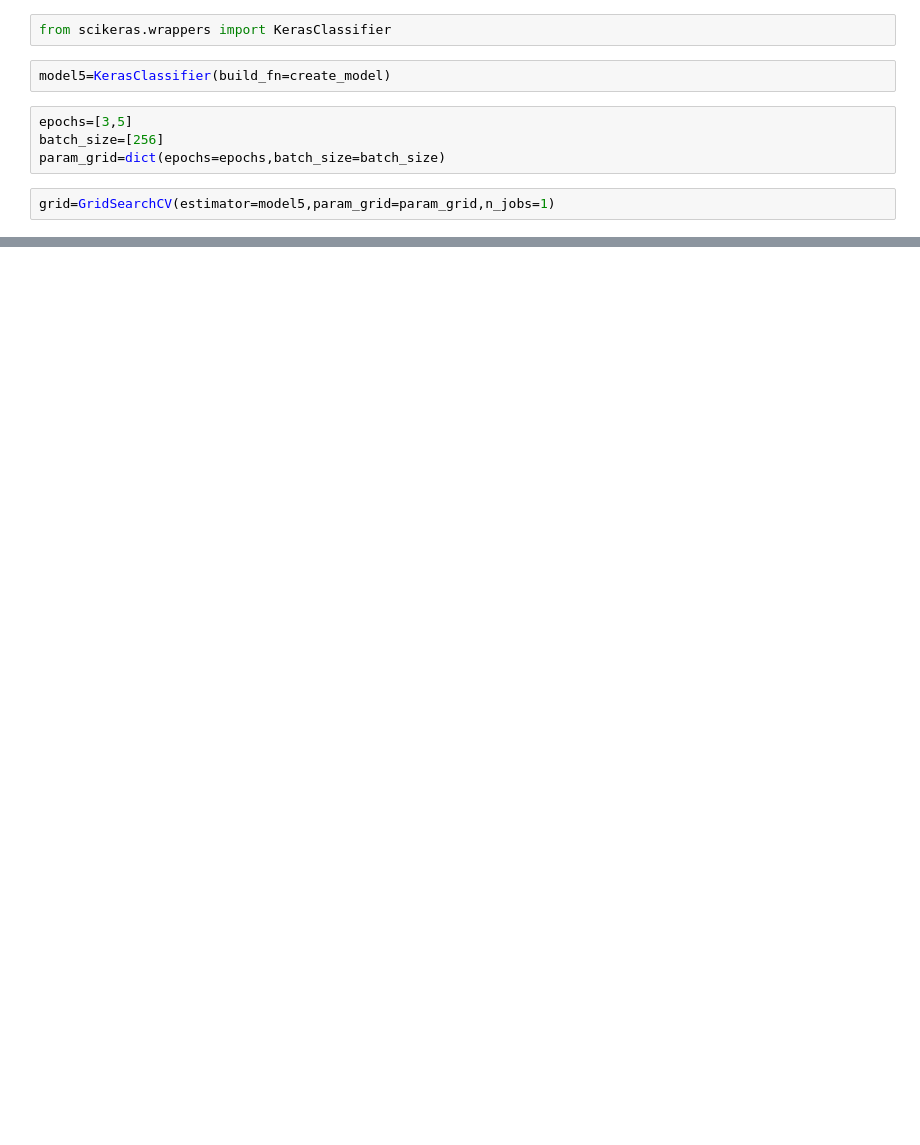
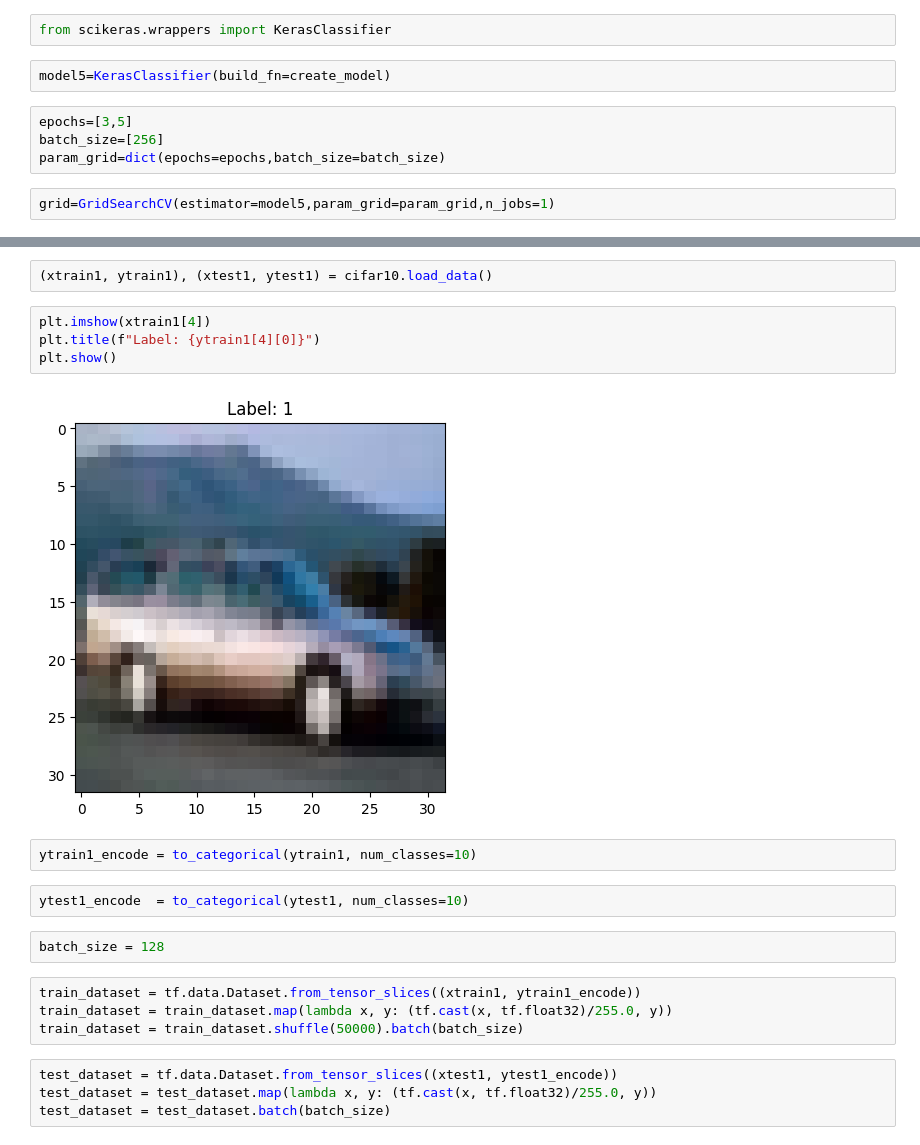
Before and after one commit to yashsalunkhe22/myfirstgit, a Jupyter notebook: chapter_appendix-tools-for-deep-learning/jupyter.ipynb, the cells around one changed output, grey strips where cells are left out. Saved outputs shown, nothing was run; the diff lists cells and outputs as text; blank space fills up the shorter version.

```diff
--- a/chapter_appendix-tools-for-deep-learning/jupyter.ipynb
+++ b/chapter_appendix-tools-for-deep-learning/jupyter.ipynb
@@ -559,0 +657,22 @@ AttributeError: 'super' object has no attribute '__sklearn_tags__'
+# %%
+(xtrain1, ytrain1), (xtest1, ytest1) = cifar10.load_data()
+# %%
+plt.imshow(xtrain1[4])
+plt.title(f"Label: {ytrain1[4][0]}")
+plt.show()
+# %% [output]
+[figure, added]
+# %%
+ytrain1_encode = to_categorical(ytrain1, num_classes=10)
+# %%
+ytest1_encode  = to_categorical(ytest1, num_classes=10)
+# %%
+batch_size = 128
+# %%
+train_dataset = tf.data.Dataset.from_tensor_slices((xtrain1, ytrain1_encode))
+train_dataset = train_dataset.map(lambda x, y: (tf.cast(x, tf.float32)/255.0, y))
+train_dataset = train_dataset.shuffle(50000).batch(batch_size)
+# %%
+test_dataset = tf.data.Dataset.from_tensor_slices((xtest1, ytest1_encode))
+test_dataset = test_dataset.map(lambda x, y: (tf.cast(x, tf.float32)/255.0, y))
+test_dataset = test_dataset.batch(batch_size)
```
Also changed, not shown: parts of 39 cells of this notebook.
